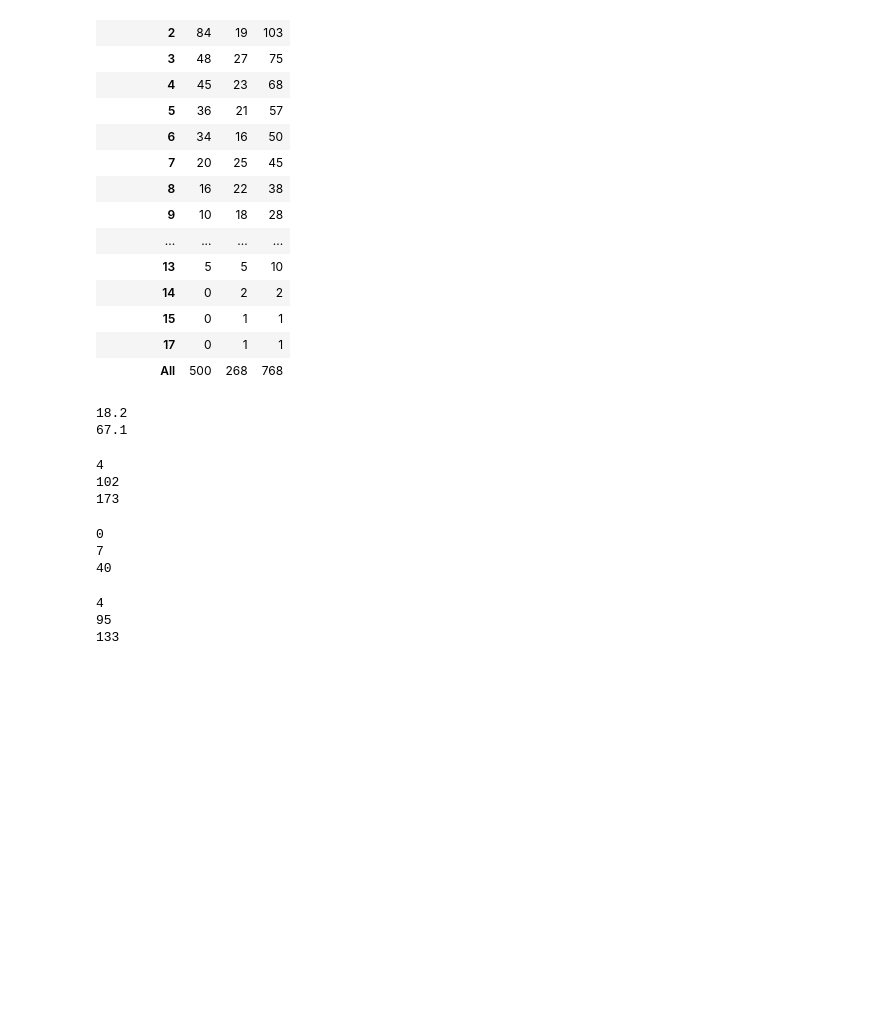
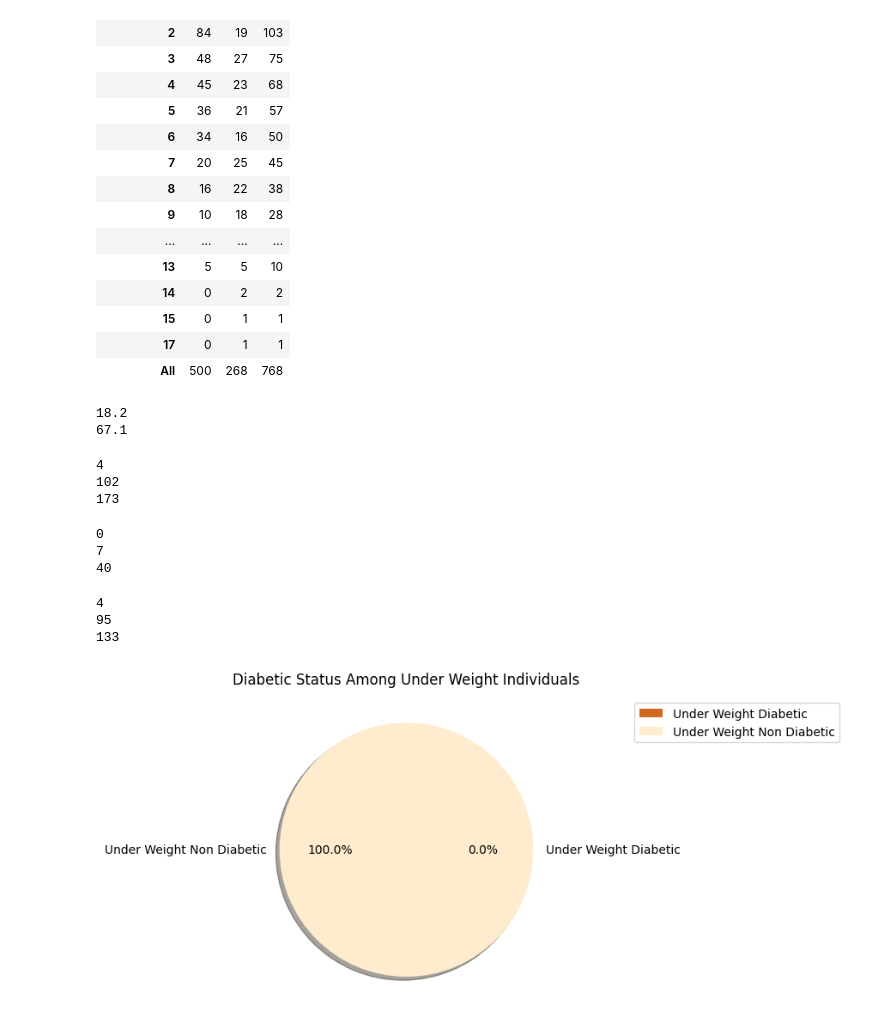
Before and after one commit to hafsatariq18/Diabetes-dataset, a Jupyter notebook: Diabetes Dataset.ipynb, the cells around one changed output. Saved outputs shown, nothing was run; the diff lists cells and outputs as text; code cells hidden in the pictures; blank space fills up the shorter version.

Commit message:
Plotted BMI comparisons for diabetic vs. non-diabetic groups
Plotted graphs between diabetic and non-diabetic individuals with respect to BMI

```diff
--- a/Diabetes Dataset.ipynb
+++ b/Diabetes Dataset.ipynb
@@ -334,3 +334,12 @@ print(over_weight_non_diabetic)
 4
 95
 133
+# %%
+colours=['chocolate','blanchedalmond']
+data={"Under Weight Diabetic":under_weight_diabetic, "Under Weight Non Diabetic":under_weight_non_diabetic}
+plt.pie(data.values(),labels=data.keys(),colors=colours,shadow=True,autopct='%2.1f%%')
+plt.legend(loc="center left",bbox_to_anchor=(1.2,0.9),labels=data.keys())
+plt.title('Diabetic Status Among Under Weight Individuals')
+plt.show()
+# %% [output]
+[figure, added]
```
Also changed, not shown: parts of 2 cells of this notebook.
